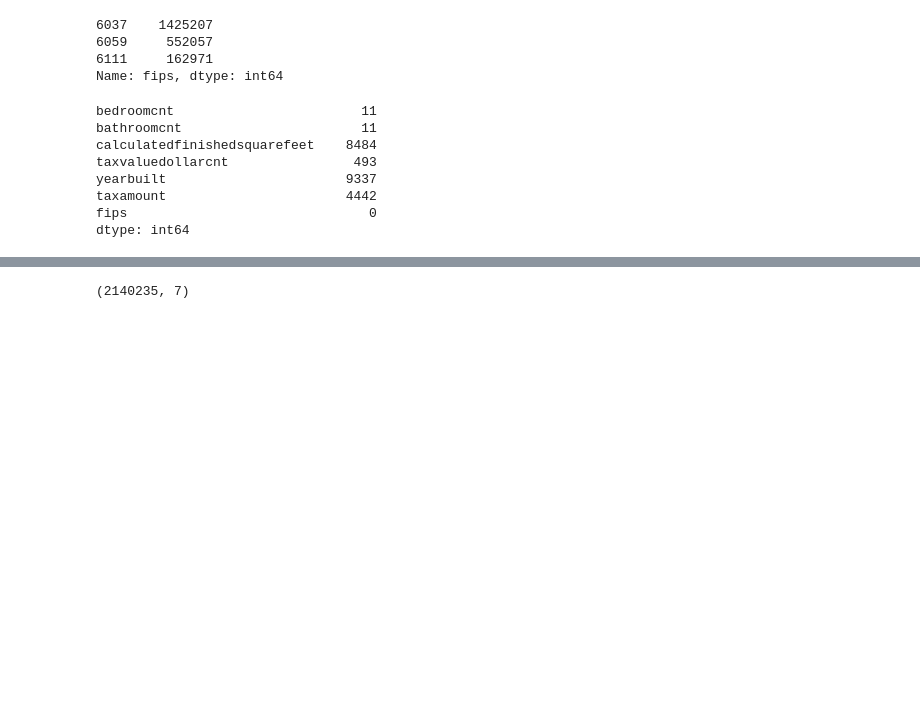
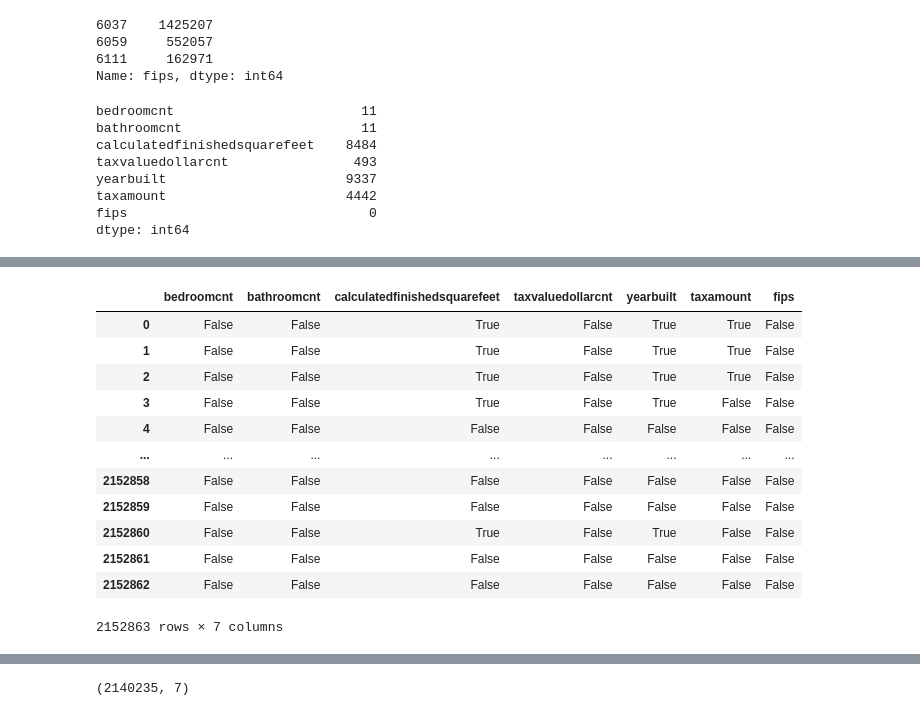
Before and after one commit to Chenchen070/regression, a Jupyter notebook: wrangle_exercises.ipynb, the cells around one changed output, grey strips where cells are left out. Saved outputs shown, nothing was run; the diff lists cells and outputs as text; code cells hidden in the pictures; blank space fills up the shorter version.

```diff
--- a/wrangle_exercises.ipynb
+++ b/wrangle_exercises.ipynb
@@ -111,0 +124,16 @@ dtype: int64
+# %%
+df.isna()
+# %% [output]
+|  | bedroomcnt | bathroomcnt | calculatedfinishedsquarefeet | taxvaluedollarcnt | yearbuilt | taxamount | fips |
+| 0 | False | False | True | False | True | True | False |
+| 1 | False | False | True | False | True | True | False |
+| 2 | False | False | True | False | True | True | False |
+| 3 | False | False | True | False | True | False | False |
+| 4 | False | False | False | False | False | False | False |
+| ... | ... | ... | ... | ... | ... | ... | ... |
+| 2152858 | False | False | False | False | False | False | False |
+| 2152859 | False | False | False | False | False | False | False |
+| 2152860 | False | False | True | False | True | False | False |
+| 2152861 | False | False | False | False | False | False | False |
+| 2152862 | False | False | False | False | False | False | False |
+2152863 rows × 7 columns
```
Also changed, not shown: parts of 33 cells of this notebook.
